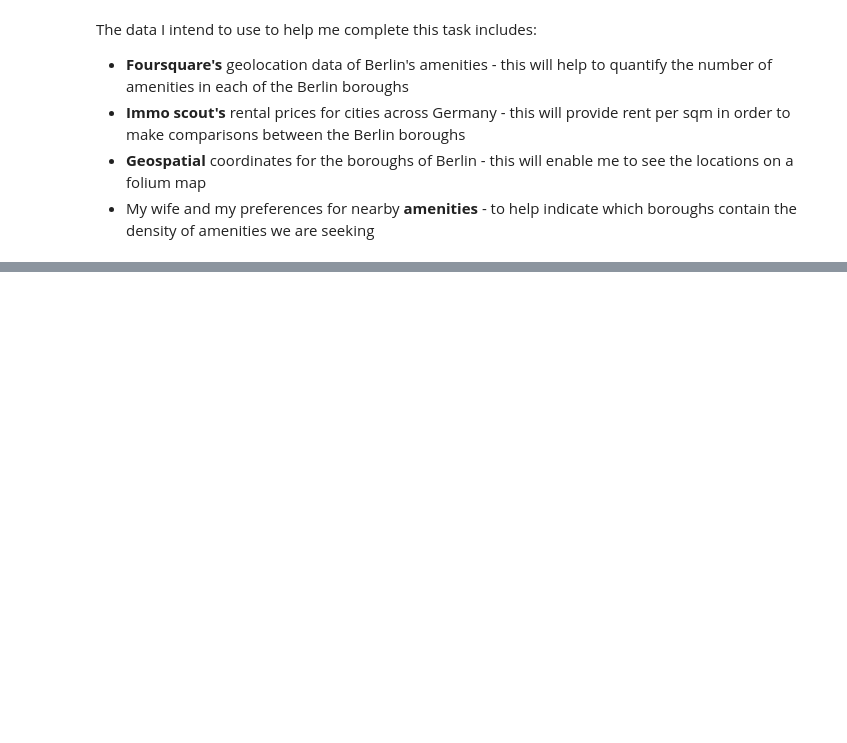
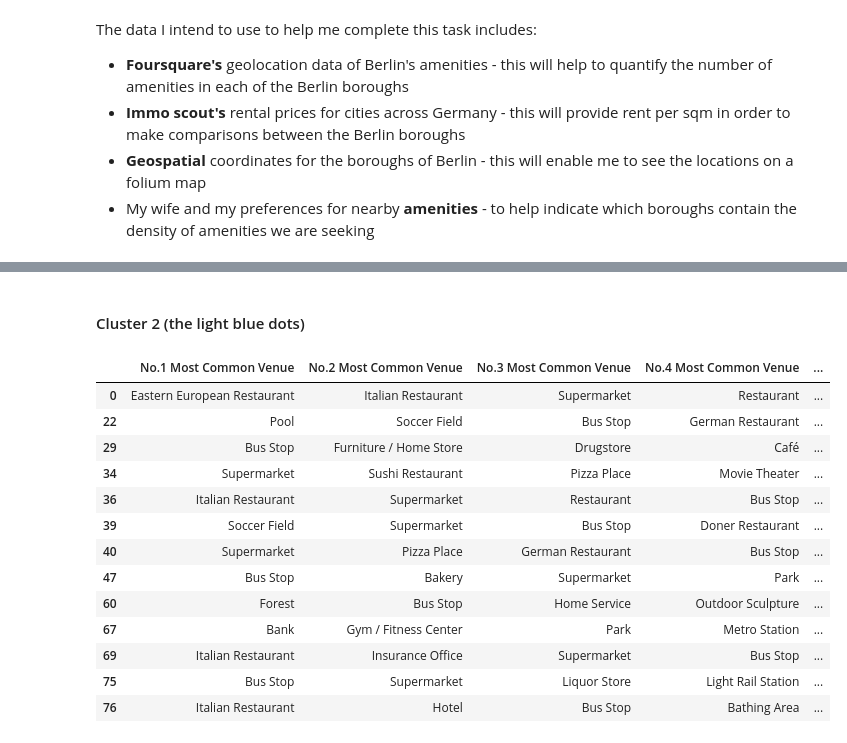
Before and after one commit to IanCarrier/Coursera_Capstone, a Jupyter notebook: scripts/Berlin.ipynb, the cells around one changed output, grey strips where cells are left out. Drawn from its saved outputs; the diff is of its cells as text; code cells hidden in the pictures; blank space fills up the shorter version.

```diff
--- a/scripts/Berlin.ipynb
+++ b/scripts/Berlin.ipynb
@@ -12,0 +306,20 @@ The data I intend to use to help me complete this task includes:
+# %% [markdown]
+#### Cluster 2 (the light blue dots)
+# %%
+cluster2 = berlin_merged.loc[berlin_merged['Cluster Labels'] == 1, berlin_merged.columns[[4] + list(range(5, berlin_merged.shape[1]))]]
+cluster2
+# %% [output]
+|  | No.1 Most Common Venue | No.2 Most Common Venue | No.3 Most Common Venue | No.4 Most Common Venue | ... |
+| 0 | Eastern European Restaurant | Italian Restaurant | Supermarket | Restaurant | ... |
+| 22 | Pool | Soccer Field | Bus Stop | German Restaurant | ... |
+| 29 | Bus Stop | Furniture / Home Store | Drugstore | Café | ... |
+| 34 | Supermarket | Sushi Restaurant | Pizza Place | Movie Theater | ... |
+| 36 | Italian Restaurant | Supermarket | Restaurant | Bus Stop | ... |
+| 39 | Soccer Field | Supermarket | Bus Stop | Doner Restaurant | ... |
+| 40 | Supermarket | Pizza Place | German Restaurant | Bus Stop | ... |
+| 47 | Bus Stop | Bakery | Supermarket | Park | ... |
+| 60 | Forest | Bus Stop | Home Service | Outdoor Sculpture | ... |
+| 67 | Bank | Gym / Fitness Center | Park | Metro Station | ... |
+| 69 | Italian Restaurant | Insurance Office | Supermarket | Bus Stop | ... |
+| 75 | Bus Stop | Supermarket | Liquor Store | Light Rail Station | ... |
+| 76 | Italian Restaurant | Hotel | Bus Stop | Bathing Area | ... |
```
Also changed, not shown: parts of 37 cells of this notebook.
